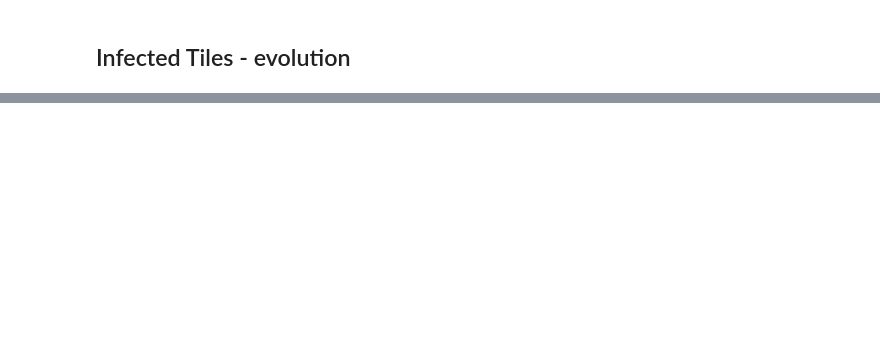
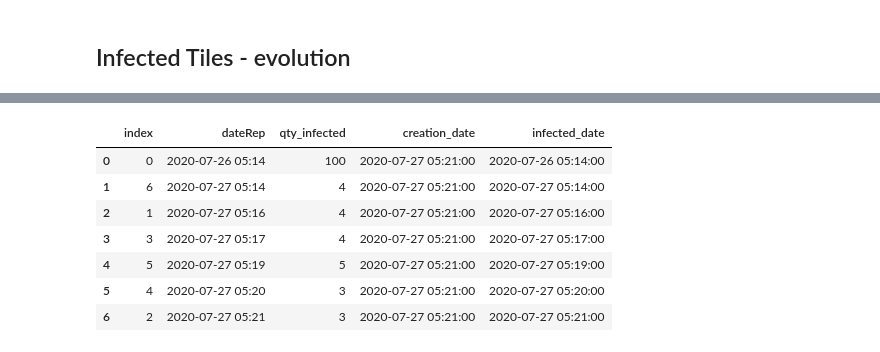
Before and after one commit to navicor90/sparkRats, a Jupyter notebook: analytics/SimulationResults.ipynb, the cells around one changed output, grey strips where cells are left out. Cells and saved outputs as stored; diff of their text form; code cells hidden in the pictures; blank space fills up the shorter version.

```diff
--- a/analytics/SimulationResults.ipynb
+++ b/analytics/SimulationResults.ipynb
@@ -59,5 +75,5 @@ simulations[sims_dates[3]]["border_info.parquet"]
 # %%
-last_simulation = simulations[sims_dates[1]]
+last_simulation = simulations[sims_dates[4]]
 # %% [markdown]
 ## Printing infected tiles
 # %%
@@ -101,0 +132,14 @@ last_simulation['infecteds_history.parquet']
+# %%
+infected_history = last_simulation['infecteds_history.parquet']
+infected_history['infected_date'] = pd.to_datetime(infected_history['dateRep'], format=date_file_format)
+infected_history = infected_history.sort_values(by='infected_date',ascending=True).reset_index()
+infected_history
+# %% [output]
+|  | index | dateRep | qty_infected | creation_date | infected_date |
+| 0 | 0 | 2020-07-26 05:14 | 100 | 2020-07-27 05:21:00 | 2020-07-26 05:14:00 |
+| 1 | 6 | 2020-07-27 05:14 | 4 | 2020-07-27 05:21:00 | 2020-07-27 05:14:00 |
+| 2 | 1 | 2020-07-27 05:16 | 4 | 2020-07-27 05:21:00 | 2020-07-27 05:16:00 |
+| 3 | 3 | 2020-07-27 05:17 | 4 | 2020-07-27 05:21:00 | 2020-07-27 05:17:00 |
+| 4 | 5 | 2020-07-27 05:19 | 5 | 2020-07-27 05:21:00 | 2020-07-27 05:19:00 |
+| 5 | 4 | 2020-07-27 05:20 | 3 | 2020-07-27 05:21:00 | 2020-07-27 05:20:00 |
+| 6 | 2 | 2020-07-27 05:21 | 3 | 2020-07-27 05:21:00 | 2020-07-27 05:21:00 |
```
Also changed, not shown: parts of 9 cells of this notebook.
